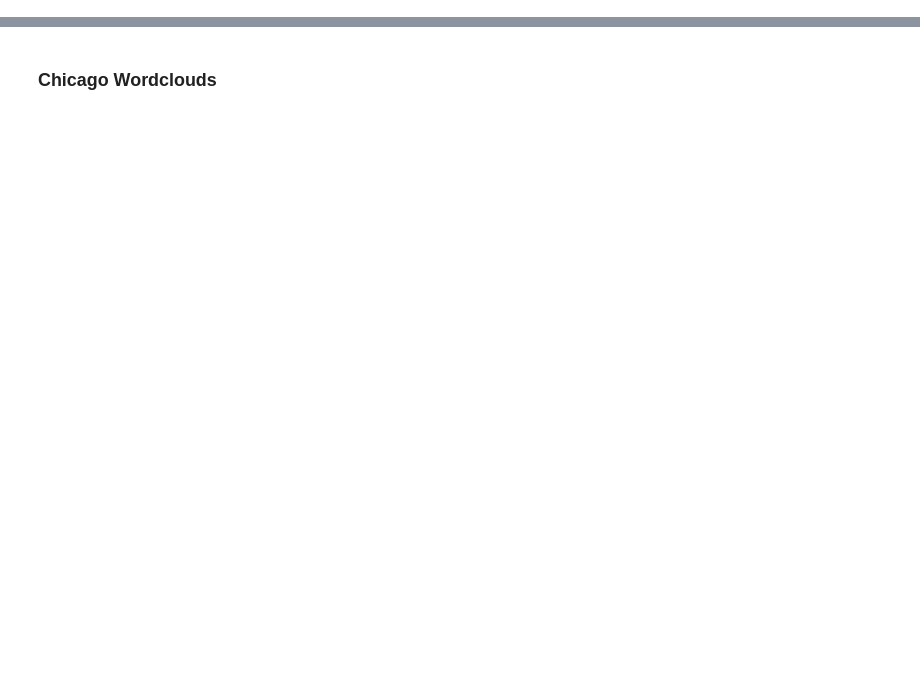
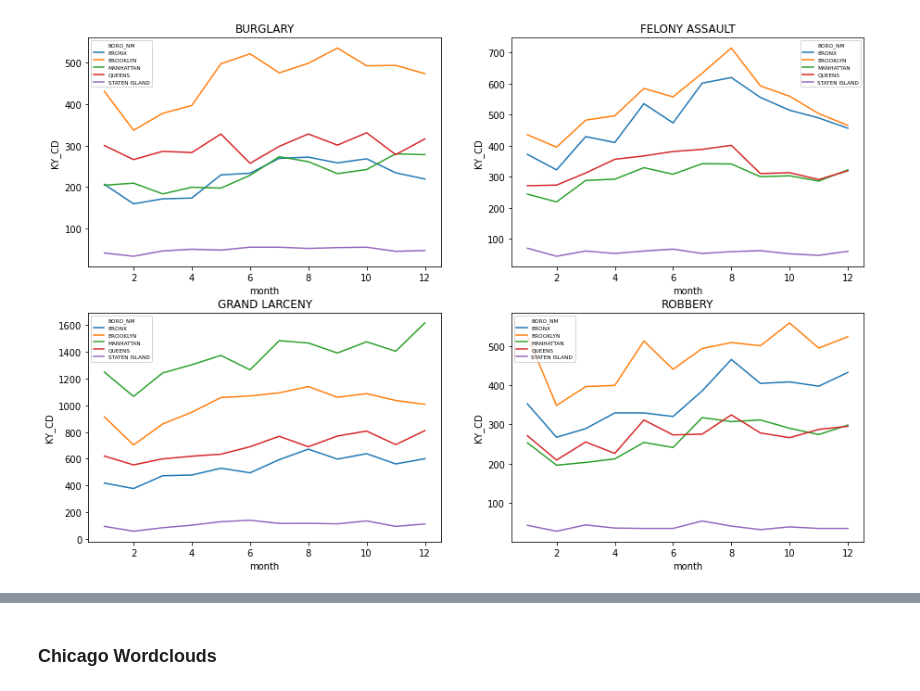
Before and after one commit to eyalmazuz/Crimeformer, a Jupyter notebook: notebooks/EDA.ipynb, the cells around one changed output, grey strips where cells are left out. Drawn from its saved outputs; the diff is of its cells as text; code cells hidden in the pictures; blank space fills up the shorter version.

```diff
--- a/notebooks/EDA.ipynb
+++ b/notebooks/EDA.ipynb
@@ -55,2 +53,8 @@ sns.countplot(data=df, x='BORO_NM', hue='LAW_CAT_CD')
+# %%
+df = df[df['ADDR_PCT_CD'] != -99.0]
+# %%
+df['year'] = df['CMPLNT_FR_DT'].progress_apply(lambda date: date.year)
+df['month'] = df['CMPLNT_FR_DT'].progress_apply(lambda date: date.month)
+df['year_month'] = df['CMPLNT_FR_DT'].progress_apply(lambda date: str(date.year) + str(date.month))
 # %%
-crime_occurence = df[['KY_CD', 'CMPLNT_FR_DT']].groupby('CMPLNT_FR_DT').count().reset_index()
+s = df[['month', 'BORO_NM', 'KY_CD', 'OFNS_DESC']].groupby(['month', 'BORO_NM', 'OFNS_DESC']).count().reset_index()
@@ -89,2 +77,14 @@ See the caveats in the documentation: https://pandas.pydata.org/pandas-docs/stab
+# %%
+plt.rcParams['figure.figsize'] = (15,10)
+# %%
+f, axes = plt.subplots(2, 2)
+for i, crime in enumerate(s['OFNS_DESC'].unique()):
+    d = s[s['OFNS_DESC'] == crime]
+    sns.lineplot(data=d, x='month', y='KY_CD', hue='BORO_NM', ax=axes[i//2, i%2])
+    axes[i//2, i%2].legend(fontsize='xx-small', title_fontsize='5')
+    axes[i//2, i%2].set_title(crime)
+plt.show()
+# %% [output]
+[figure, added]
 # %%
 sns.lineplot(data=year_df, x='CMPLNT_FR_DT', y='KY_CD', hue='year')
```
Also changed, not shown: parts of 25 cells of this notebook.
